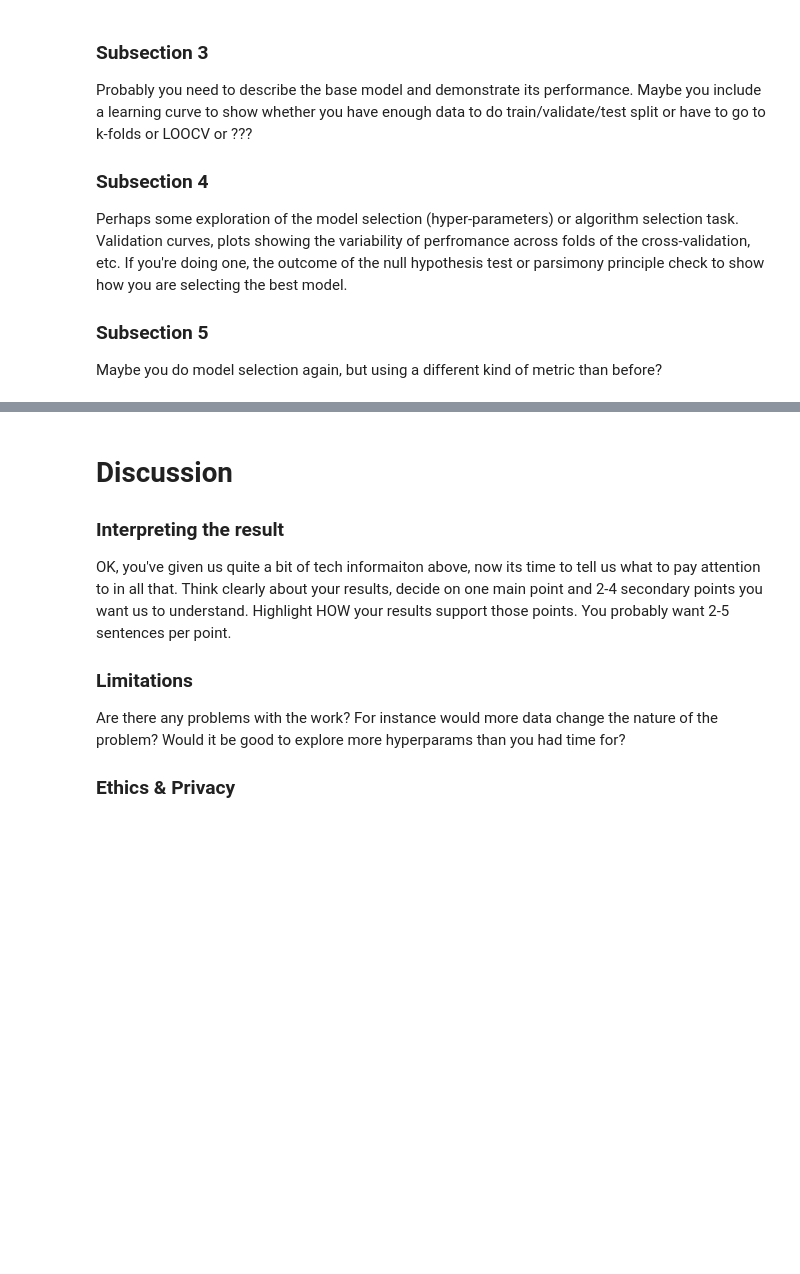
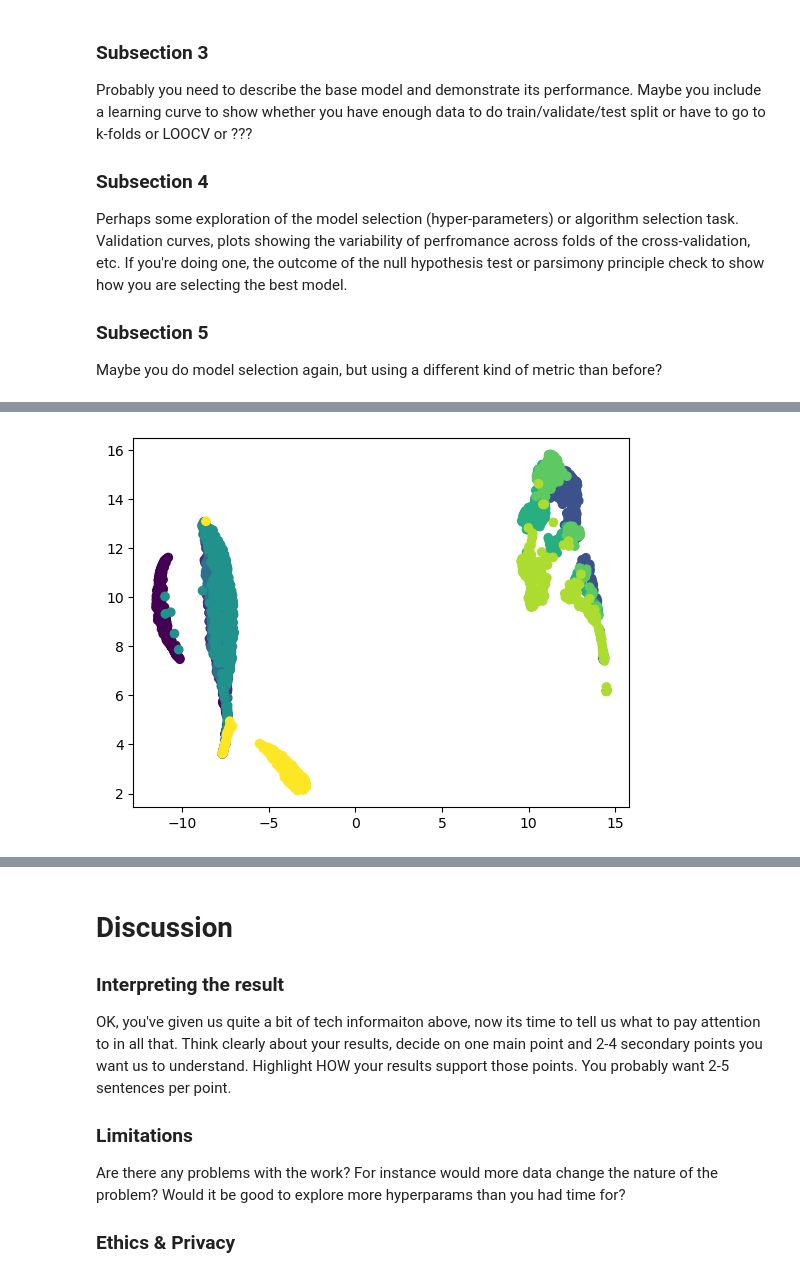
Before and after one commit to alexavndra/cogs_118b_project, a Jupyter notebook: FinalProject_groupXXX.ipynb, the cells around one changed output, grey strips where cells are left out. Cells and saved outputs as stored; diff of their text form; code cells hidden in the pictures; blank space fills up the shorter version.

```diff
--- a/FinalProject_groupXXX.ipynb
+++ b/FinalProject_groupXXX.ipynb
@@ -241,0 +280,7 @@ Maybe you do model selection again, but using a different kind of metric than be
+# %%
+umap20 = UMAP(min_dist=0.1, n_neighbors=20, metric="euclidean", random_state=1216)
+umap_data20 = umap20.fit_transform(X)
+plt.scatter(umap_data20[:, 0], umap_data20[:, 1], c=labels_encoded)
+plt.show()
+# %% [output]
+[figure, added]
```
Also changed, not shown: parts of 26 cells of this notebook.
